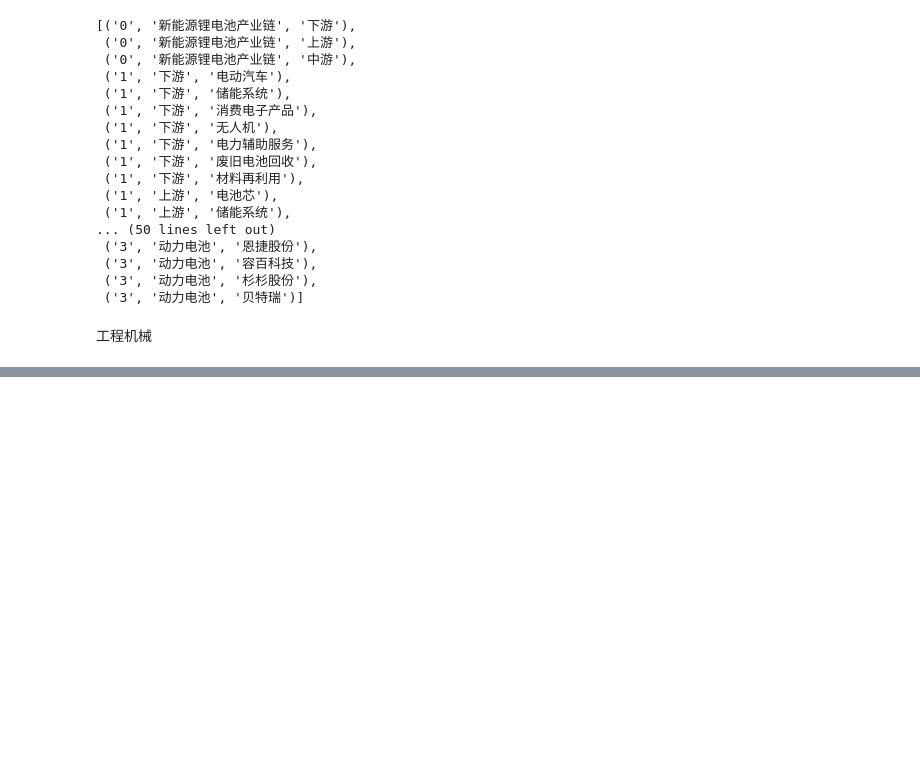
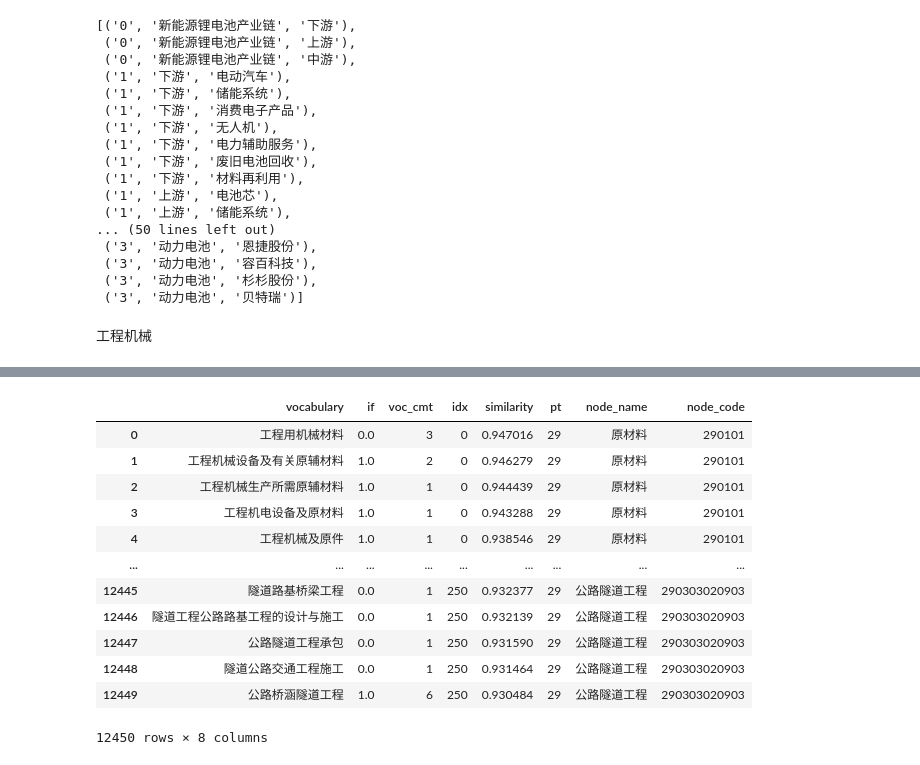
Before and after one commit to daiyipu/yiheng, a Jupyter notebook: industry_chain.ipynb, the cells around one changed output, grey strips where cells are left out. Cells and saved outputs as stored; diff of their text form; code cells hidden in the pictures; blank space fills up the shorter version.

```diff
--- a/industry_chain.ipynb
+++ b/industry_chain.ipynb
@@ -283,2 +288,21 @@ node_gcjx_pd
 # %%
 node_gcjx_pd.to_excel(r'C:\Users\admin\Documents\GitHub\yiheng\chain_data\工程机械\node_gcjx_code.xlsx')
+# %%
+node_gcjx_pd_dd=pd.read_excel(r'C:\Users\admin\Documents\GitHub\yiheng\chain_data\工程机械\工程机械产业图谱20231018V1.3.xlsx')
+topdf=pd.read_excel(r'C:\Users\admin\Documents\GitHub\yiheng\chain_data\工程机械\工程机械产业链top50.xlsx')
+# %%
+topdf
+# %% [output]
+|  | vocabulary | if | voc_cmt | idx | similarity | pt | node_name | node_code |
+| 0 | 工程用机械材料 | 0.0 | 3 | 0 | 0.947016 | 29 | 原材料 | 290101 |
+| 1 | 工程机械设备及有关原辅材料 | 1.0 | 2 | 0 | 0.946279 | 29 | 原材料 | 290101 |
+| 2 | 工程机械生产所需原辅材料 | 1.0 | 1 | 0 | 0.944439 | 29 | 原材料 | 290101 |
+| 3 | 工程机电设备及原材料 | 1.0 | 1 | 0 | 0.943288 | 29 | 原材料 | 290101 |
+| 4 | 工程机械及原件 | 1.0 | 1 | 0 | 0.938546 | 29 | 原材料 | 290101 |
+| ... | ... | ... | ... | ... | ... | ... | ... | ... |
+| 12445 | 隧道路基桥梁工程 | 0.0 | 1 | 250 | 0.932377 | 29 | 公路隧道工程 | 290303020903 |
+| 12446 | 隧道工程公路路基工程的设计与施工 | 0.0 | 1 | 250 | 0.932139 | 29 | 公路隧道工程 | 290303020903 |
+| 12447 | 公路隧道工程承包 | 0.0 | 1 | 250 | 0.931590 | 29 | 公路隧道工程 | 290303020903 |
+| 12448 | 隧道公路交通工程施工 | 0.0 | 1 | 250 | 0.931464 | 29 | 公路隧道工程 | 290303020903 |
+| 12449 | 公路桥涵隧道工程 | 1.0 | 6 | 250 | 0.930484 | 29 | 公路隧道工程 | 290303020903 |
+12450 rows × 8 columns
```
Also changed, not shown: parts of 12 cells of this notebook, 9 other files.
